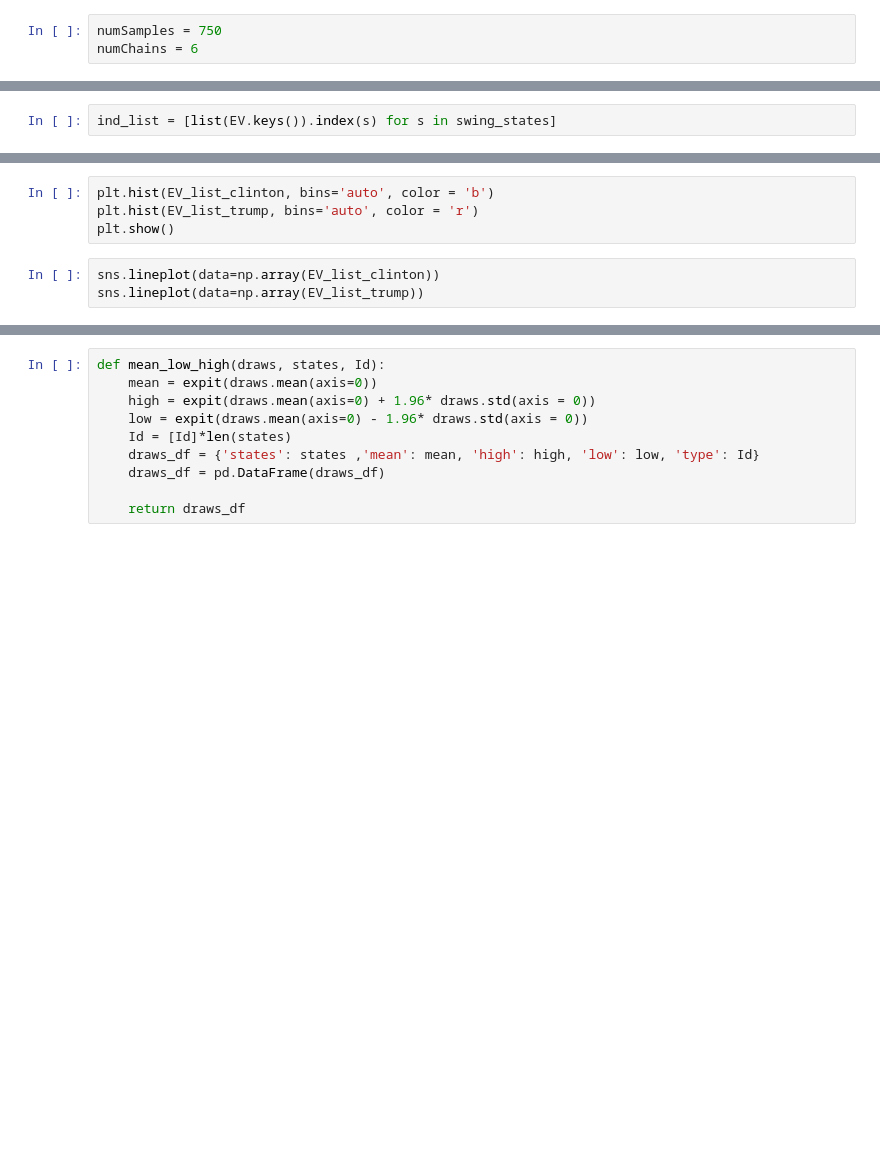
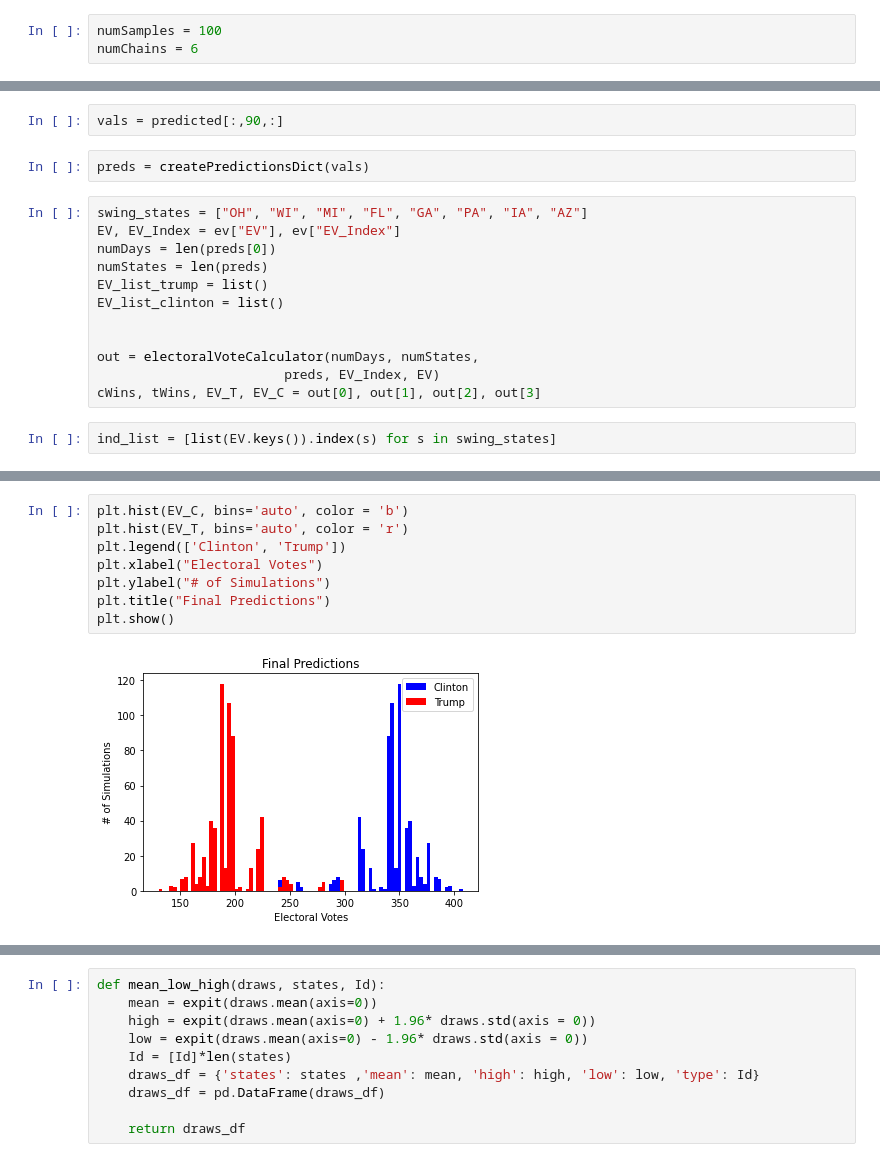
Before and after one commit to Manik-Goyal/Forecasting-Elections-6998, a Jupyter notebook: final-project/final-notebook.ipynb, the cells around one changed output, grey strips where cells are left out. Drawn from its saved outputs; the diff is of its cells as text; blank space fills up the shorter version.

Commit message:
More graphsgit status! Data viz of electoral votes over time

```diff
--- a/final-project/final-notebook.ipynb
+++ b/final-project/final-notebook.ipynb
@@ -101,7 +103,7 @@ def predicted_score(posterior_predictive, num_samples):
 # %% [markdown]
 Here we are using the pass_data( ) function from our final_2016.py helper python file in order to abstract the extensive & dull data preprocessing needed before feeding into the model. We use the NUTs paradigm to help explore our vast data set in a more efficient manner; otherwise we would not be able to tractably estimate the posterior.
 # %%
-numSamples = 750
+numSamples = 100
 numChains = 6
 # %%
 posterior_samples, hmc_samples = Inference_MCMC(model, data,
@@ -161,3 +124,19 @@ for i in range(numDays):
+# %%
+vals = predicted[:,90,:]
+# %%
+preds = createPredictionsDict(vals)
+# %%
+swing_states = ["OH", "WI", "MI", "FL", "GA", "PA", "IA", "AZ"]
+EV, EV_Index = ev["EV"], ev["EV_Index"]
+numDays = len(preds[0])
+numStates = len(preds)
+EV_list_trump = list()
+EV_list_clinton = list()
+
+
+out = electoralVoteCalculator(numDays, numStates,
+                        preds, EV_Index, EV)
+cWins, tWins, EV_T, EV_C = out[0], out[1], out[2], out[3]
 # %%
 ind_list = [list(EV.keys()).index(s) for s in swing_states]
 # %%
@@ -170,7 +158,10 @@ for i in ind_list:
 # %%
-plt.hist(EV_list_clinton, bins='auto', color = 'b')
-plt.hist(EV_list_trump, bins='auto', color = 'r')
+plt.hist(EV_C, bins='auto', color = 'b')
+plt.hist(EV_T, bins='auto', color = 'r')
+plt.legend(['Clinton', 'Trump'])
+plt.xlabel("Electoral Votes")
+plt.ylabel("# of Simulations")
+plt.title("Final Predictions")
 plt.show()
+# %% [output]
+[figure, added]
-# %%
-sns.lineplot(data=np.array(EV_list_clinton))
-sns.lineplot(data=np.array(EV_list_trump))
```
Also changed, not shown: parts of 15 cells of this notebook, 2 other files.
